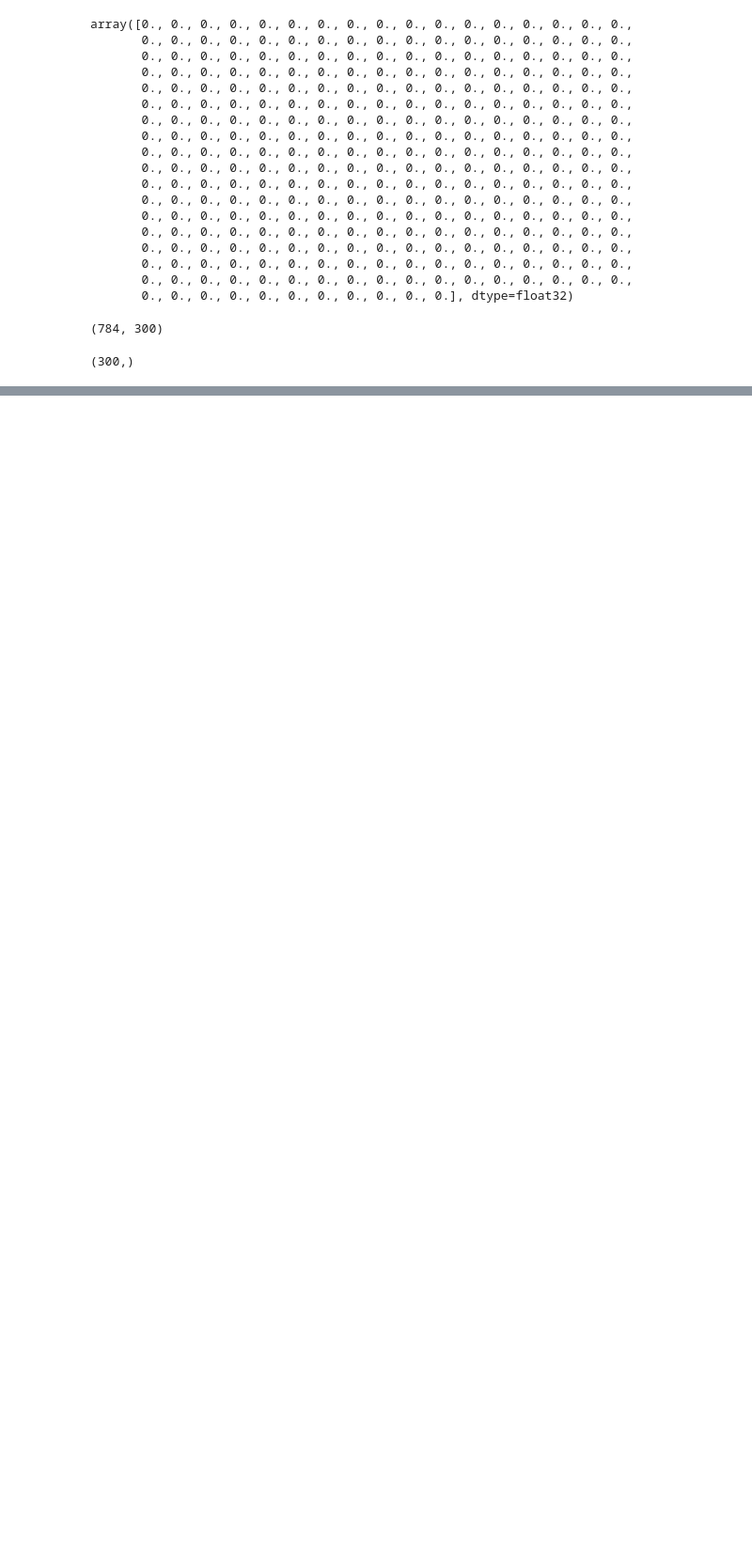
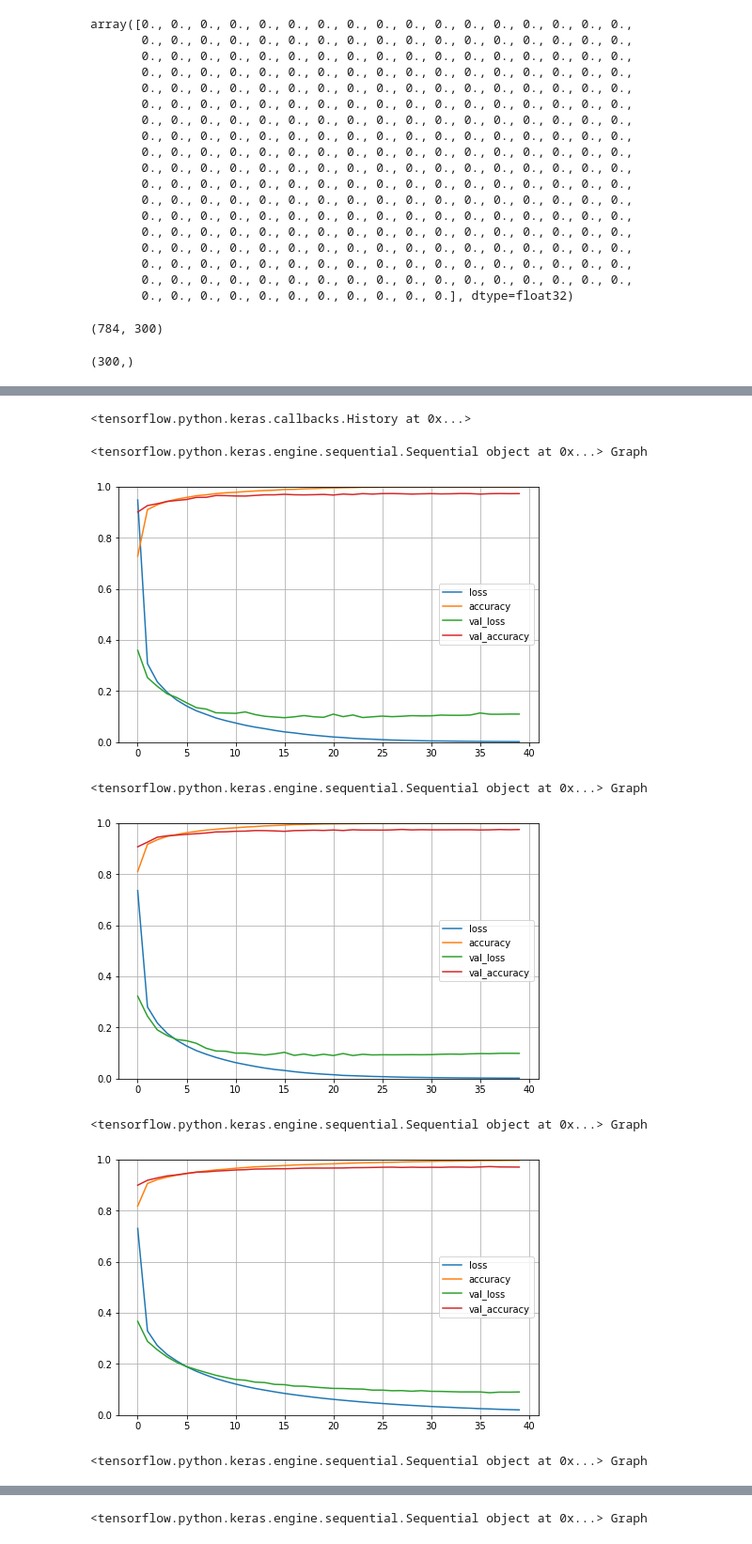
Before and after one commit to tisSoFluffy/MSDS422_ML, a Jupyter notebook: Assignment_6/Assignment_6.ipynb, the cells around one changed output, grey strips where cells are left out. Shown: that part at 94% size. Drawn from its saved outputs; the diff is of its cells as text; code cells hidden in the pictures; blank space fills up the shorter version.

```diff
--- a/Assignment_6/Assignment_6.ipynb
+++ b/Assignment_6/Assignment_6.ipynb
@@ -117,11 +156,13 @@ biases.shape
 # %% [output]
 (300,)
 # %%
-model.compile(loss='sparse_categorical_crossentropy',
-    optimizer='sgd',
-    metrics=['accuracy'])
+for m in models:
+    m.compile(loss='sparse_categorical_crossentropy',
+        optimizer='sgd',
+        metrics=['accuracy'])
 # %%
-digits = model.fit(X_train, y_train,
-    epochs=40,
-    validation_split=0.2)
+for m in models:
+    m.fit(X_train,y_train,
+        epochs=40,
+        validation_split=0.2)
 # %% [output]
@@ -144,0 +186,19 @@ Epoch 40/40
+# %%
+models[0].history
+# %% [output]
+<tensorflow.python.keras.callbacks.History at 0x...>
+# %%
+for m in models:
+    print(f'{m} Graph')
+    pd.DataFrame(m.history.history).plot(figsize=(8,5))
+    plt.grid(True)
+    plt.gca().set_ylim(0,1)
+    plt.show()
+# %% [output]
+<tensorflow.python.keras.engine.sequential.Sequential object at 0x...> Graph
+[figure, added]
+<tensorflow.python.keras.engine.sequential.Sequential object at 0x...> Graph
+[figure, added]
+<tensorflow.python.keras.engine.sequential.Sequential object at 0x...> Graph
+[figure, added]
+<tensorflow.python.keras.engine.sequential.Sequential object at 0x...> Graph
@@ -144,0 +206 @@ Epoch 40/40
+<tensorflow.python.keras.engine.sequential.Sequential object at 0x...> Graph
```
Also changed, not shown: parts of 16 cells of this notebook.
